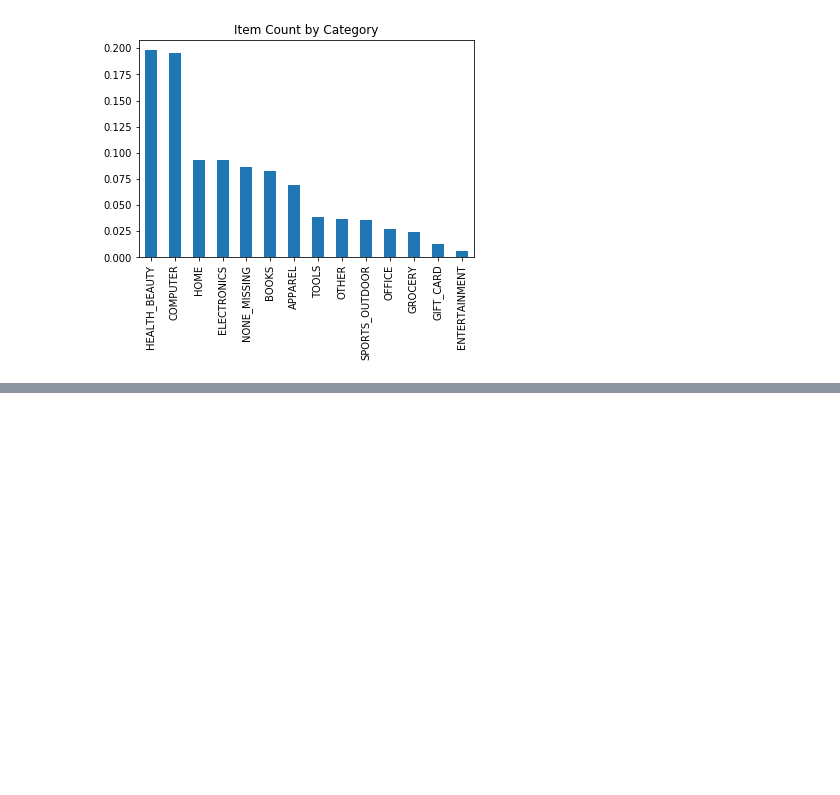
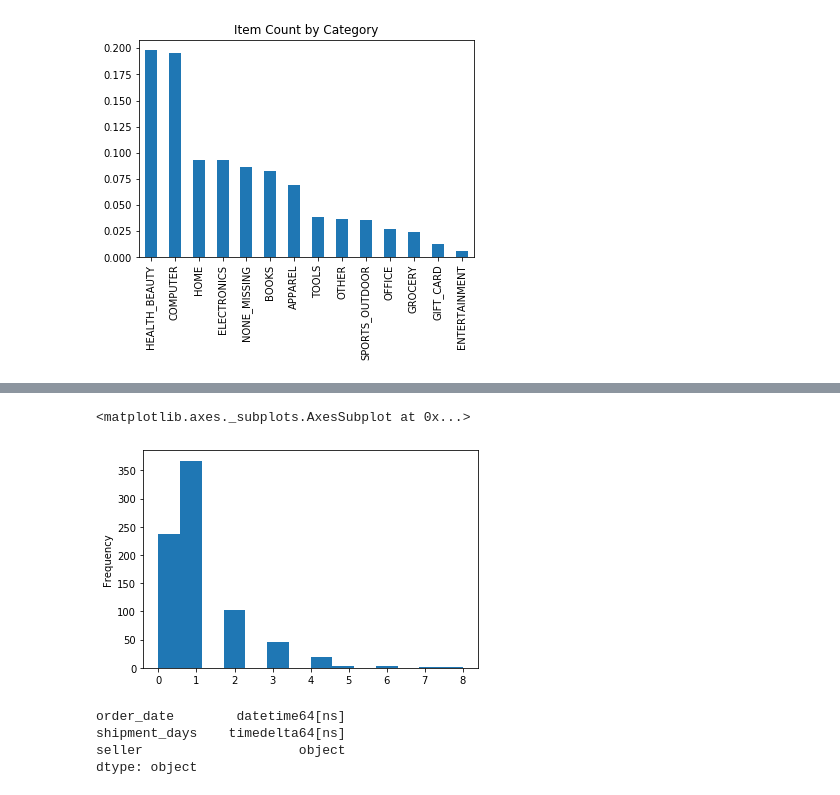
Before and after one commit to AmitSamra/DataEngineering.Labs.AirflowProject, a Jupyter notebook: data/amazon_visualization.ipynb, the cells around one changed output, grey strips where cells are left out. Cells and saved outputs as stored; diff of their text form; code cells hidden in the pictures; blank space fills up the shorter version.

```diff
--- a/data/amazon_visualization.ipynb
+++ b/data/amazon_visualization.ipynb
@@ -359,0 +339,7 @@ dtype: timedelta64[ns]
+# %%
+# Order Time
+#df_ship_diff = pd.DataFrame()
+df_ship_diff = df.copy()[['order_date']]
+df_ship_diff['shipment_days'] = df['shipment_date'] - df['order_date']
+df_ship_diff['seller'] = df['seller']
+df_ship_diff
@@ -359,0 +376,12 @@ dtype: timedelta64[ns]
+# %%
+df_ship_diff['shipment_days'].plot(kind='hist', bins = 14)
+# %% [output]
+<matplotlib.axes._subplots.AxesSubplot at 0x...>
+[figure, added]
+# %%
+df_ship_diff.dtypes
+# %% [output]
+order_date        datetime64[ns]
+shipment_days    timedelta64[ns]
+seller                    object
+dtype: object
```
Also changed, not shown: parts of 20 cells of this notebook.
